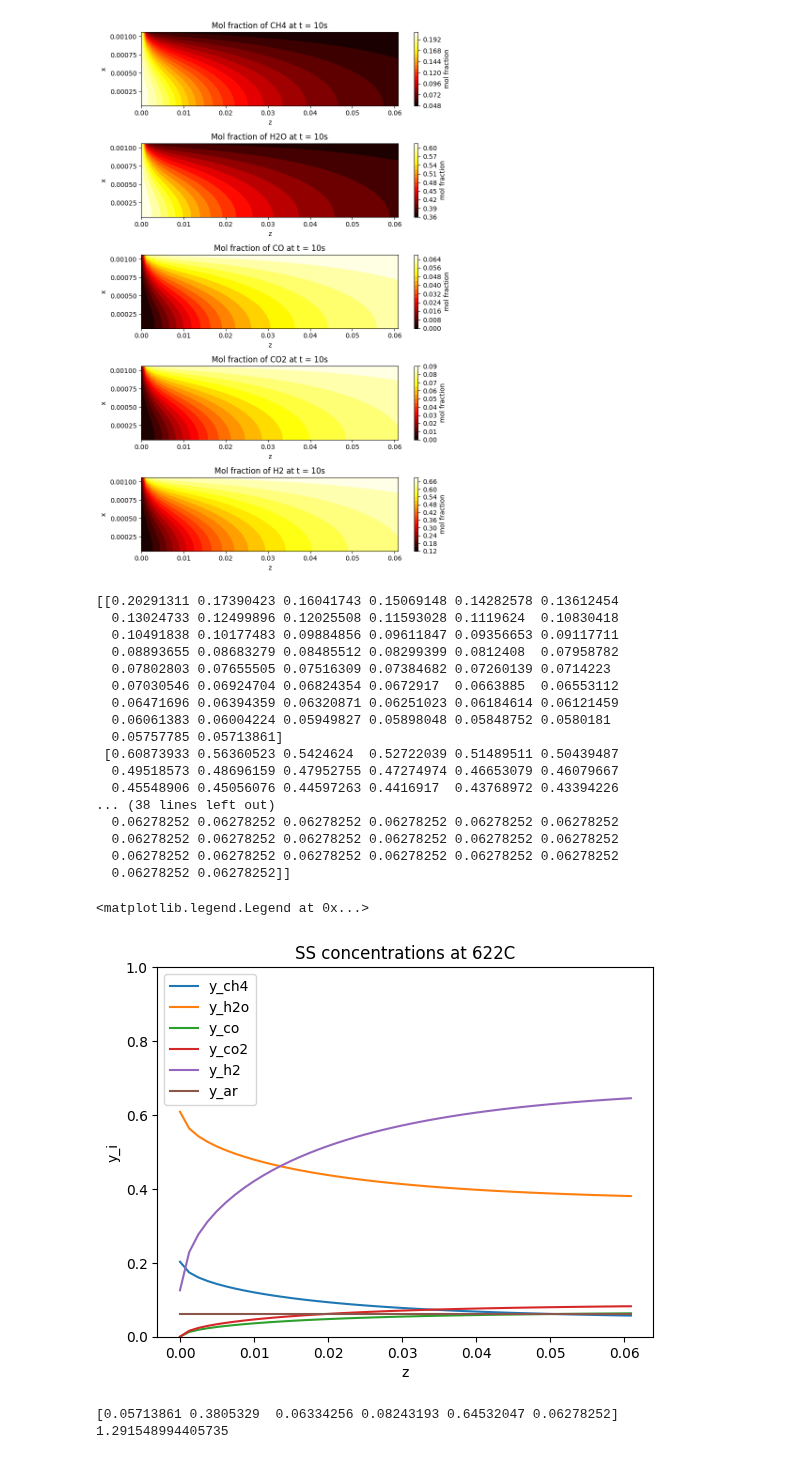
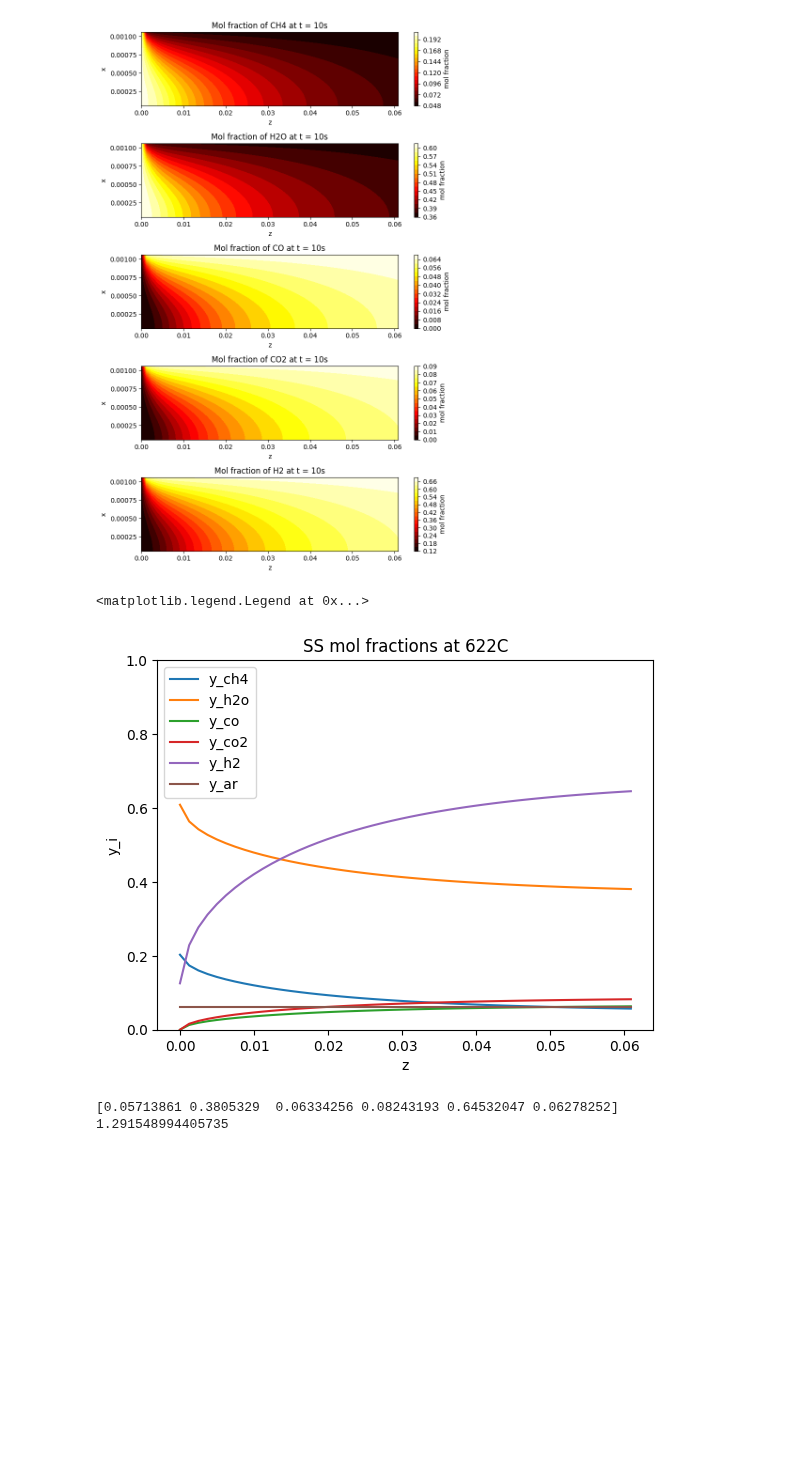
Before and after one commit to alexander-gbu/PMRModel, a Jupyter notebook: Scipy2DSSIsotherm_LATEST.ipynb, the cells around one changed output. Drawn from its saved outputs; the diff is of its cells as text; code cells hidden in the pictures; blank space fills up the shorter version.

```diff
--- a/Scipy2DSSIsotherm_LATEST.ipynb
+++ b/Scipy2DSSIsotherm_LATEST.ipynb
@@ -129,38 +129,21 @@ plt.show()
 [figure]
 # %%
 sol_1d = np.sum(sol_plot[:, 1:-1, :]/(nx-2), axis = 1)
-print(sol_1d)
+# print(sol_1d)
 plt.plot(z, sol_1d[0], label='y_ch4')
 plt.plot(z, sol_1d[1], label='y_h2o')
 plt.plot(z, sol_1d[2], label='y_co')
 plt.plot(z, sol_1d[3], label='y_co2')
 plt.plot(z, sol_1d[4], label='y_h2')
 plt.plot(z, sol_1d[5], label='y_ar')
 plt.ylim(0, 1)
 plt.xlabel('z')
 plt.ylabel('y_i')
-plt.title('SS concentrations at ' + str(T-273) + 'C')
+plt.title('SS mol fractions at ' + str(T-273) + 'C')
 plt.legend()
 # %% [output]
-[[0.20291311 0.17390423 0.16041743 0.15069148 0.14282578 0.13612454
-  0.13024733 0.12499896 0.12025508 0.11593028 0.1119624  0.10830418
-  0.10491838 0.10177483 0.09884856 0.09611847 0.09356653 0.09117711
-  0.08893655 0.08683279 0.08485512 0.08299399 0.0812408  0.07958782
-  0.07802803 0.07655505 0.07516309 0.07384682 0.07260139 0.0714223
-  0.07030546 0.06924704 0.06824354 0.0672917  0.0663885  0.06553112
-  0.06471696 0.06394359 0.06320871 0.06251023 0.06184614 0.06121459
-  0.06061383 0.06004224 0.05949827 0.05898048 0.05848752 0.0580181
-  0.05757785 0.05713861]
- [0.60873933 0.56360523 0.5424624  0.52722039 0.51489511 0.50439487
-  0.49518573 0.48696159 0.47952755 0.47274974 0.46653079 0.46079667
-  0.45548906 0.45056076 0.44597263 0.4416917  0.43768972 0.43394226
-... (38 lines left out)
-  0.06278252 0.06278252 0.06278252 0.06278252 0.06278252 0.06278252
-  0.06278252 0.06278252 0.06278252 0.06278252 0.06278252 0.06278252
-  0.06278252 0.06278252 0.06278252 0.06278252 0.06278252 0.06278252
-  0.06278252 0.06278252]]
+<matplotlib.legend.Legend at 0x...>
-<matplotlib.legend.Legend at 0x...>
-[figure, old version]
+[figure, new version]
 # %%
 print(sol_1d[:,-1])
 print(sum(sol_1d[:,-1]))
```
Also changed, not shown: parts of 1 cell of this notebook, 4 other files.
